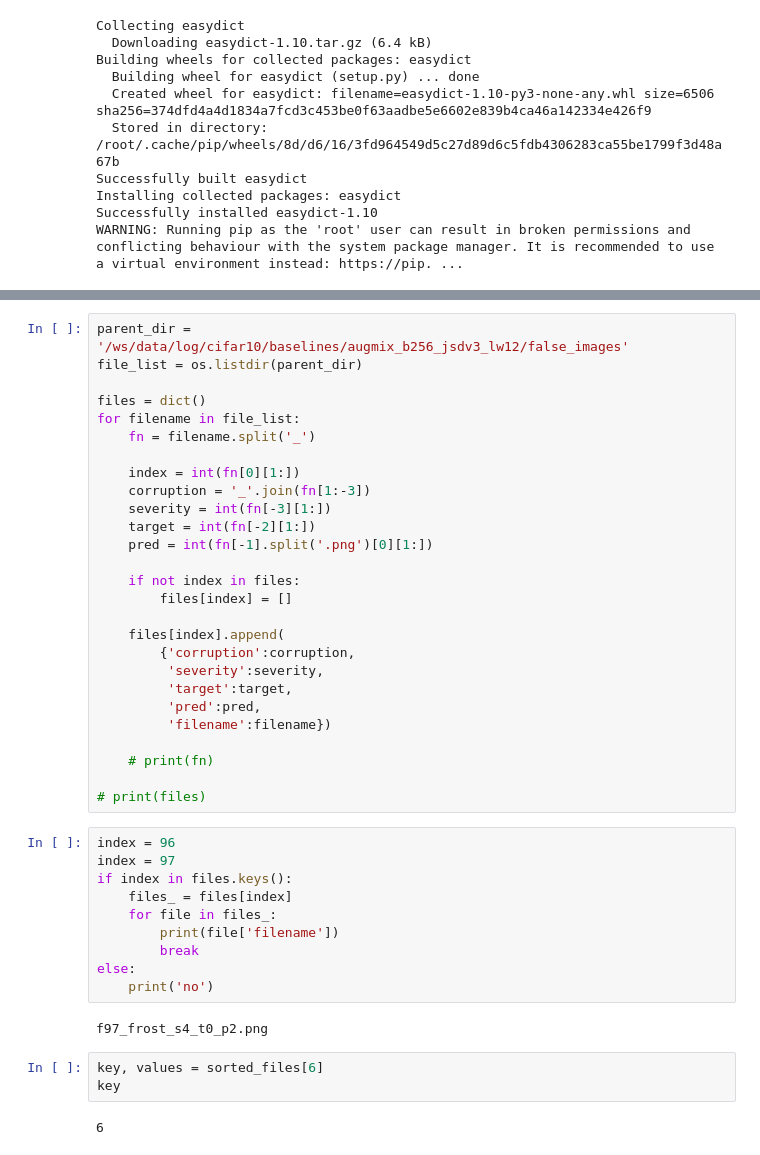
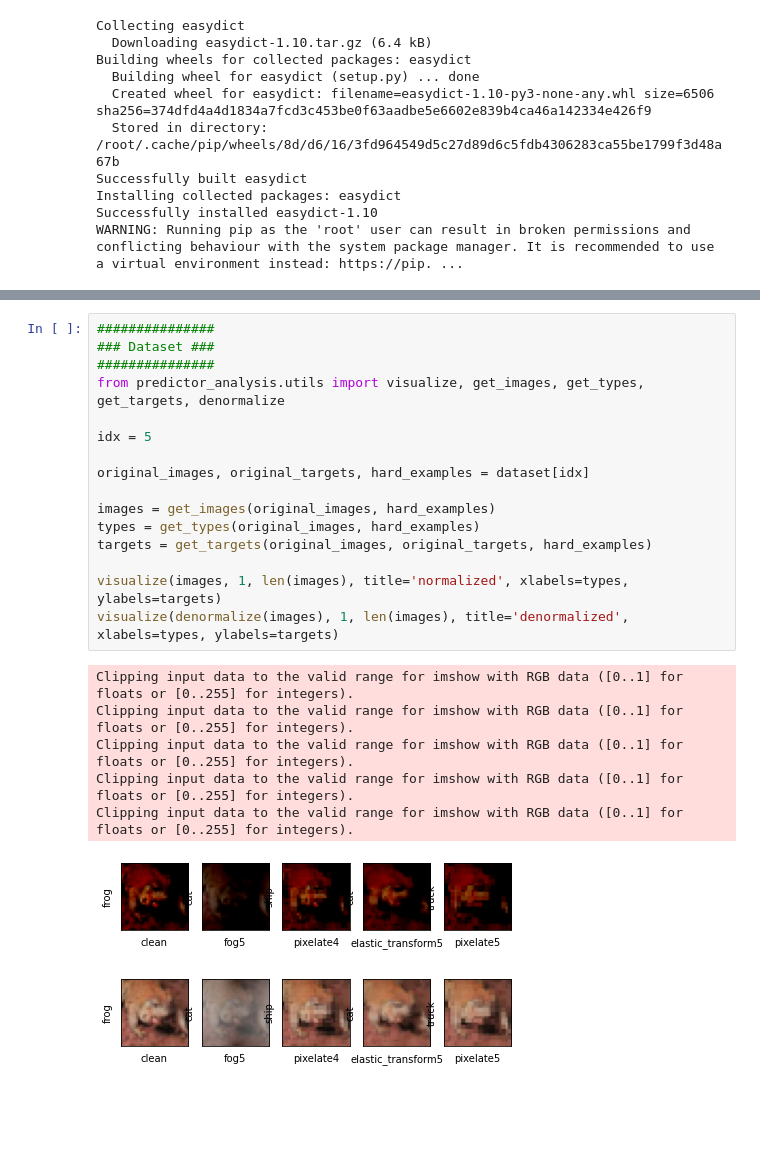
Before and after one commit to WoojuLee24/augmix, a Jupyter notebook: jupyter/cifar10_predictor_analysis.ipynb, the cells around one changed output, grey strips where cells are left out. Cells and saved outputs as stored; diff of their text form; blank space fills up the shorter version.

Commit message:
add analysis code

```diff
--- a/jupyter/cifar10_predictor_analysis.ipynb
+++ b/jupyter/cifar10_predictor_analysis.ipynb
@@ -59,44 +72,24 @@ Files already downloaded and verified
-# %%
-parent_dir = '/ws/data/log/cifar10/baselines/augmix_b256_jsdv3_lw12/false_images'
-file_list = os.listdir(parent_dir)
-
-files = dict()
-for filename in file_list:
-    fn = filename.split('_')
-
-    index = int(fn[0][1:])
-    corruption = '_'.join(fn[1:-3])
-    severity = int(fn[-3][1:])
-    target = int(fn[-2][1:])
-    pred = int(fn[-1].split('.png')[0][1:])
-
-    if not index in files:
-        files[index] = []
-
-    files[index].append(
-        {'corruption':corruption,
-         'severity':severity,
-         'target':target,
-         'pred':pred,
-         'filename':filename})
-
-    # print(fn)
-
-# print(files)
-# %%
-index = 96
-index = 97
-if index in files.keys():
-    files_ = files[index]
-    for file in files_:
-        print(file['filename'])
-        break
-else:
-    print('no')
-# %% [output]
-f97_frost_s4_t0_p2.png
-# %%
-key, values = sorted_files[6]
-key
-# %% [output]
-6
+# %%
+###############
+### Dataset ###
+###############
+from predictor_analysis.utils import visualize, get_images, get_types, get_targets, denormalize
+
+idx = 5
+
+original_images, original_targets, hard_examples = dataset[idx]
+
+images = get_images(original_images, hard_examples)
+types = get_types(original_images, hard_examples)
+targets = get_targets(original_images, original_targets, hard_examples)
+
+visualize(images, 1, len(images), title='normalized', xlabels=types, ylabels=targets)
+visualize(denormalize(images), 1, len(images), title='denormalized', xlabels=types, ylabels=targets)
+# %% [output]
+Clipping input data to the valid range for imshow with RGB data ([0..1] for floats or [0..255] for integers).
+Clipping input data to the valid range for imshow with RGB data ([0..1] for floats or [0..255] for integers).
+Clipping input data to the valid range for imshow with RGB data ([0..1] for floats or [0..255] for integers).
+Clipping input data to the valid range for imshow with RGB data ([0..1] for floats or [0..255] for integers).
+Clipping input data to the valid range for imshow with RGB data ([0..1] for floats or [0..255] for integers).
+[figure, added]
+[figure, added]
```
Also changed, not shown: parts of 2 cells of this notebook.
